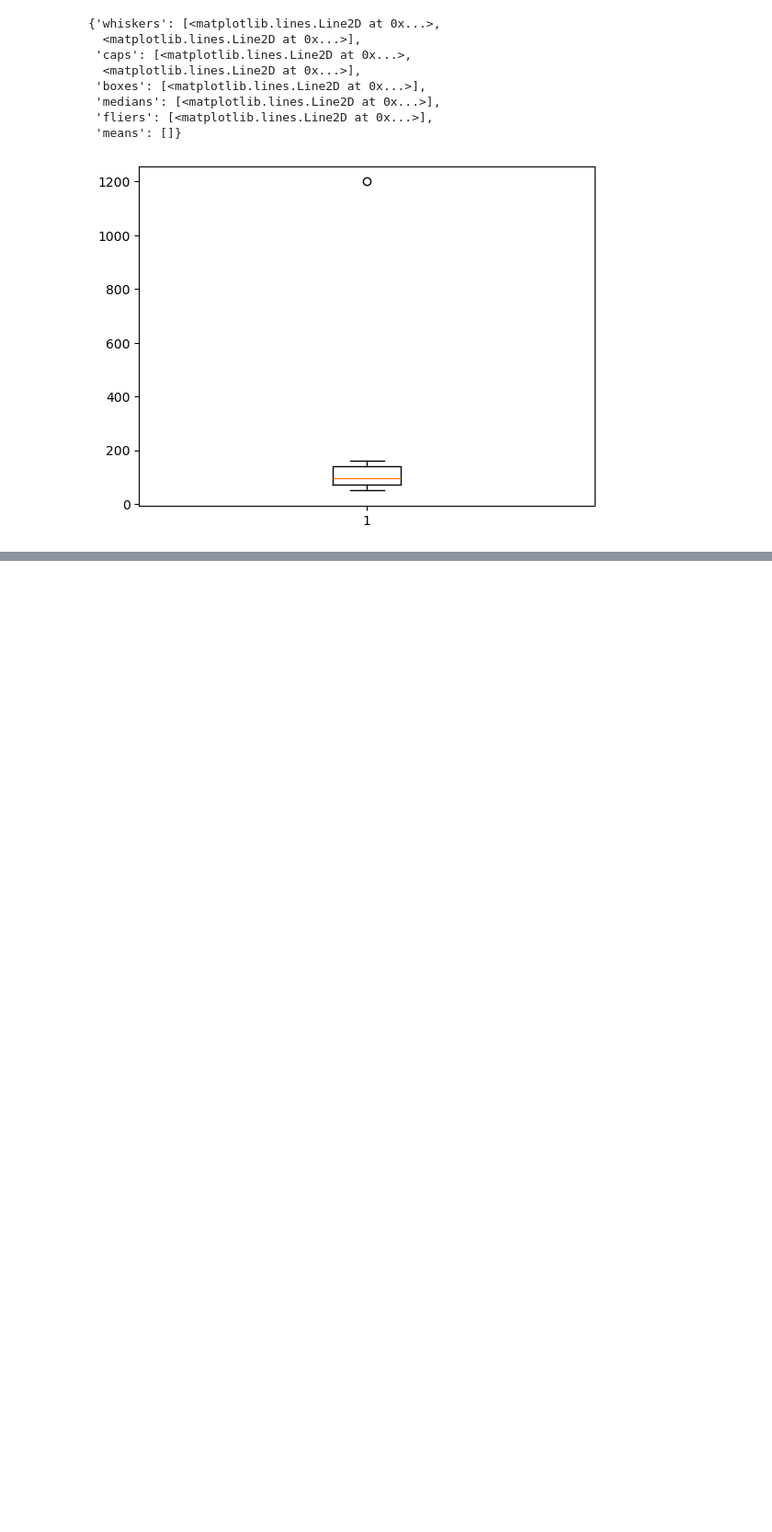
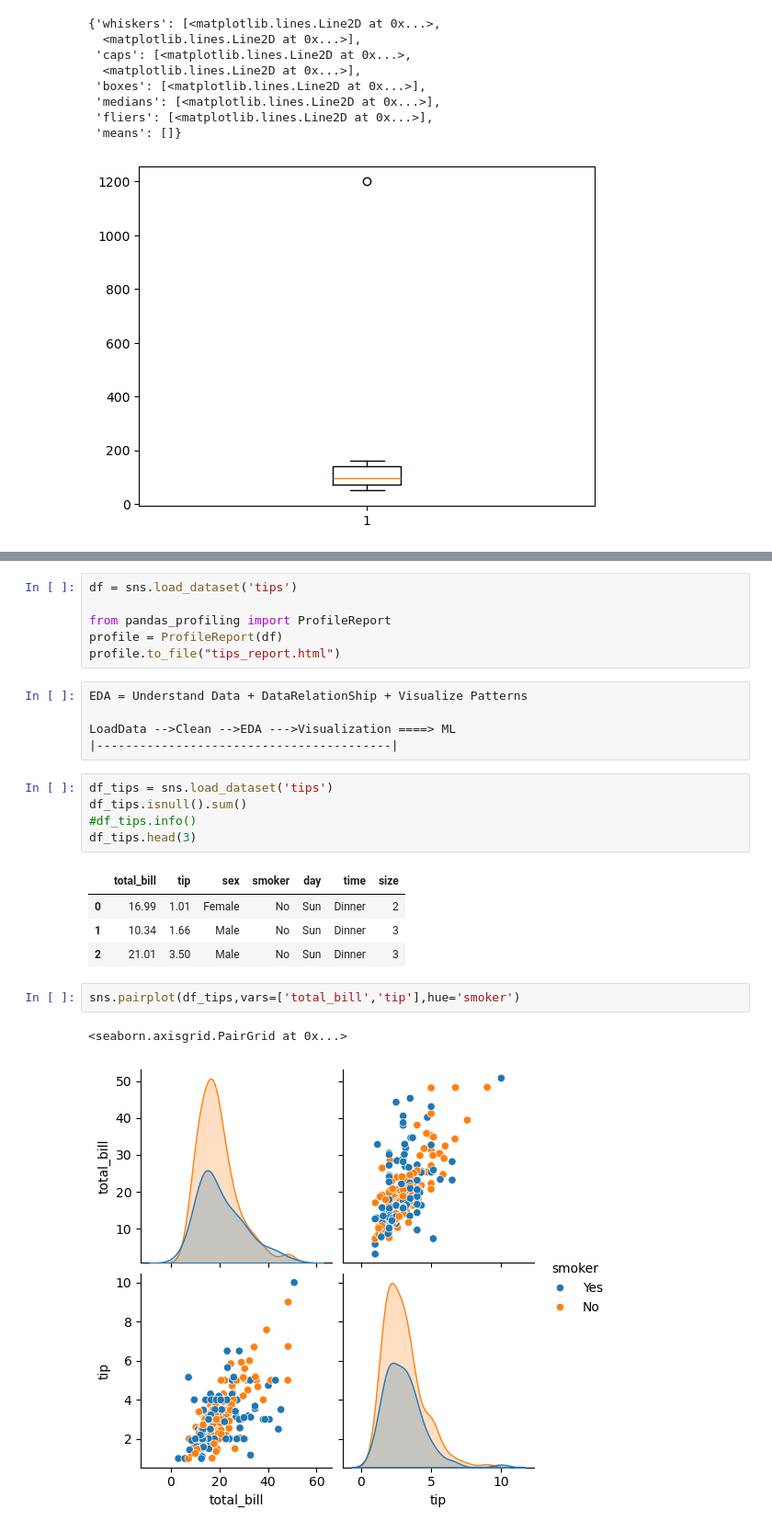
Before and after one commit to pakarthikstudent/MLOps_Dec-, a Jupyter notebook: DAY2/DE-MLOPs-2.ipynb, the cells around one changed output, grey strips where cells are left out. Shown at 92% size. Cells and saved outputs as stored; diff of their text form; blank space fills up the shorter version.

```diff
--- a/DAY2/DE-MLOPs-2.ipynb
+++ b/DAY2/DE-MLOPs-2.ipynb
@@ -917,0 +949,26 @@ plt.boxplot(d)
+# %%
+df = sns.load_dataset('tips')
+
+from pandas_profiling import ProfileReport
+profile = ProfileReport(df)
+profile.to_file("tips_report.html")
+# %%
+EDA = Understand Data + DataRelationShip + Visualize Patterns
+
+LoadData -->Clean -->EDA --->Visualization ====> ML
+|-----------------------------------------|
+# %%
+df_tips = sns.load_dataset('tips')
+df_tips.isnull().sum()
+#df_tips.info()
+df_tips.head(3)
+# %% [output]
+|  | total_bill | tip | sex | smoker | day | time | size |
+| 0 | 16.99 | 1.01 | Female | No | Sun | Dinner | 2 |
+| 1 | 10.34 | 1.66 | Male | No | Sun | Dinner | 3 |
+| 2 | 21.01 | 3.50 | Male | No | Sun | Dinner | 3 |
+# %%
+sns.pairplot(df_tips,vars=['total_bill','tip'],hue='smoker')
+# %% [output]
+<seaborn.axisgrid.PairGrid at 0x...>
+[figure, added]
```
Also changed, not shown: parts of 5 cells of this notebook.
